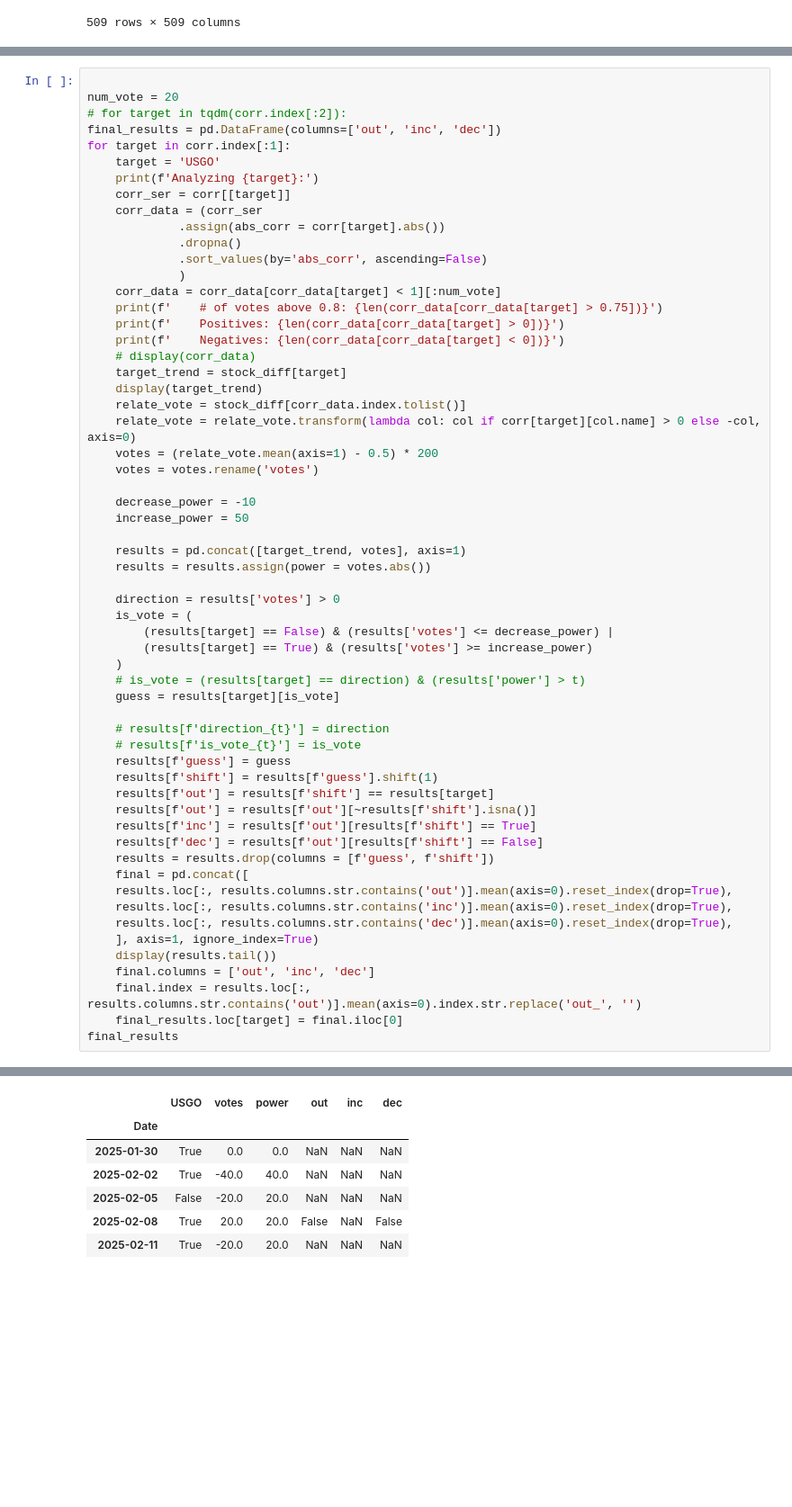
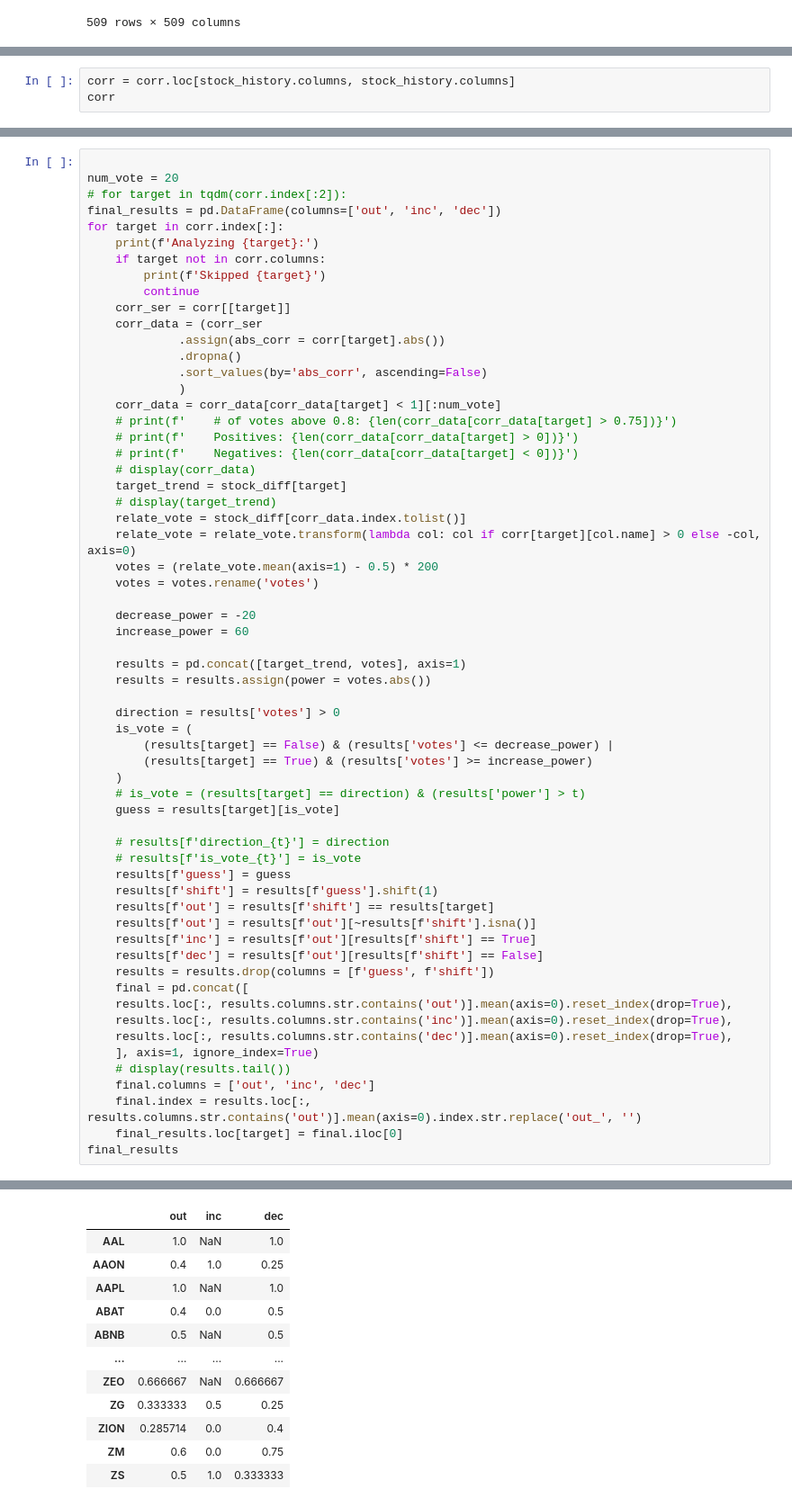
Before and after one commit to AHY123/Stock_Data_Network, a Jupyter notebook: workflow/hypothesis_ultimate.ipynb, the cells around one changed output, grey strips where cells are left out. Shown at 90% size. Drawn from its saved outputs; the diff is of its cells as text; blank space fills up the shorter version.

```diff
--- a/workflow/hypothesis_ultimate.ipynb
+++ b/workflow/hypothesis_ultimate.ipynb
@@ -70,0 +69,3 @@ stock_history
+# %%
+corr = corr.loc[stock_history.columns, stock_history.columns]
+corr
@@ -96,9 +114,11 @@ stock_diff
 num_vote = 20
 # for target in tqdm(corr.index[:2]):
 final_results = pd.DataFrame(columns=['out', 'inc', 'dec'])
-for target in corr.index[:1]:
-    target = 'USGO'
+for target in corr.index[:]:
     print(f'Analyzing {target}:')
+    if target not in corr.columns:
+        print(f'Skipped {target}')
+        continue
     corr_ser = corr[[target]]
     corr_data = (corr_ser
              .assign(abs_corr = corr[target].abs())
@@ -106,19 +126,19 @@ for target in corr.index[:1]:
              .sort_values(by='abs_corr', ascending=False)
              )
     corr_data = corr_data[corr_data[target] < 1][:num_vote]
-    print(f'    # of votes above 0.8: {len(corr_data[corr_data[target] > 0.75])}')
-    print(f'    Positives: {len(corr_data[corr_data[target] > 0])}')
-    print(f'    Negatives: {len(corr_data[corr_data[target] < 0])}')
+    # print(f'    # of votes above 0.8: {len(corr_data[corr_data[target] > 0.75])}')
+    # print(f'    Positives: {len(corr_data[corr_data[target] > 0])}')
+    # print(f'    Negatives: {len(corr_data[corr_data[target] < 0])}')
     # display(corr_data)
     target_trend = stock_diff[target]
-    display(target_trend)
+    # display(target_trend)
     relate_vote = stock_diff[corr_data.index.tolist()]
     relate_vote = relate_vote.transform(lambda col: col if corr[target][col.name] > 0 else -col, axis=0)
     votes = (relate_vote.mean(axis=1) - 0.5) * 200
     votes = votes.rename('votes')
 
-    decrease_power = -10
-    increase_power = 50
+    decrease_power = -20
+    increase_power = 60
 
     results = pd.concat([target_trend, votes], axis=1)
     results = results.assign(power = votes.abs())
@@ -145,7 +165,7 @@ for target in corr.index[:1]:
     results.loc[:, results.columns.str.contains('inc')].mean(axis=0).reset_index(drop=True),
     results.loc[:, results.columns.str.contains('dec')].mean(axis=0).reset_index(drop=True),
     ], axis=1, ignore_index=True)
-    display(results.tail())
+    # display(results.tail())
     final.columns = ['out', 'inc', 'dec']
     final.index = results.loc[:, results.columns.str.contains('out')].mean(axis=0).index.str.replace('out_', '')
     final_results.loc[target] = final.iloc[0]
@@ -174,7 +196,12 @@ Name: USGO, dtype: bool
-|  | USGO | votes | power | out | inc | dec |
-| Date |  |  |  |  |  |  |
-| 2025-01-30 | True | 0.0 | 0.0 | NaN | NaN | NaN |
-| 2025-02-02 | True | -40.0 | 40.0 | NaN | NaN | NaN |
-| 2025-02-05 | False | -20.0 | 20.0 | NaN | NaN | NaN |
-| 2025-02-08 | True | 20.0 | 20.0 | False | NaN | False |
-| 2025-02-11 | True | -20.0 | 20.0 | NaN | NaN | NaN |
+|  | out | inc | dec |
+| AAL | 1.0 | NaN | 1.0 |
+| AAON | 0.4 | 1.0 | 0.25 |
+| AAPL | 1.0 | NaN | 1.0 |
+| ABAT | 0.4 | 0.0 | 0.5 |
+| ABNB | 0.5 | NaN | 0.5 |
+| ... | ... | ... | ... |
+| ZEO | 0.666667 | NaN | 0.666667 |
+| ZG | 0.333333 | 0.5 | 0.25 |
+| ZION | 0.285714 | 0.0 | 0.4 |
+| ZM | 0.6 | 0.0 | 0.75 |
+| ZS | 0.5 | 1.0 | 0.333333 |
```
Also changed, not shown: parts of 5 cells of this notebook.
